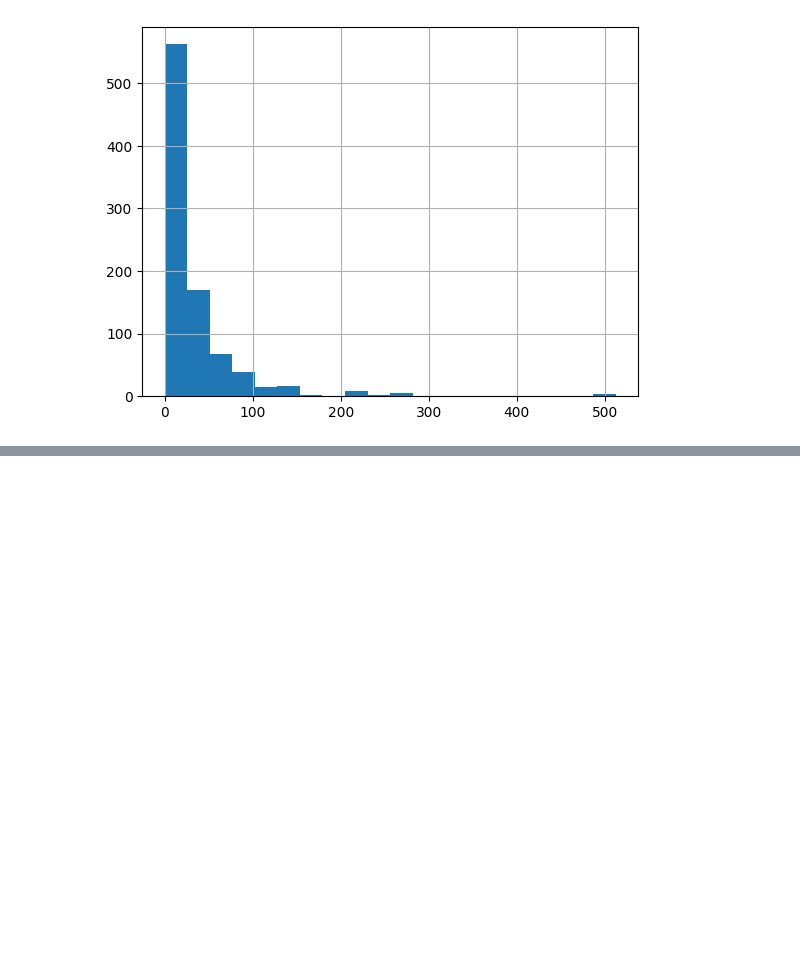
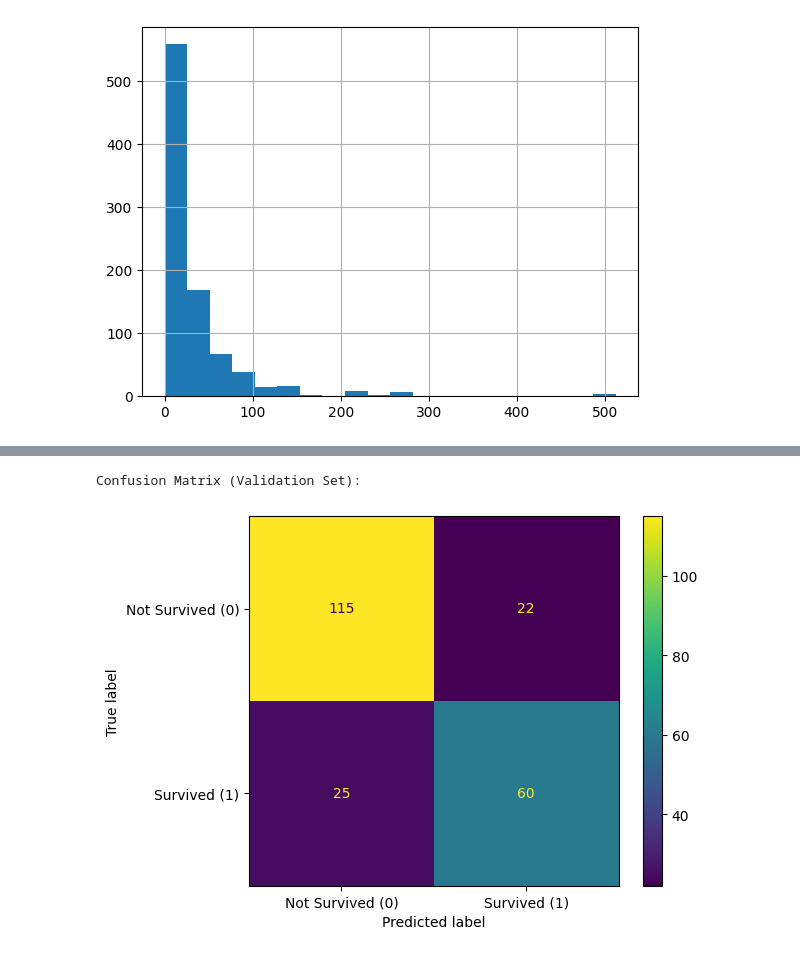
Before and after one commit to yowa-tatiana/HexSoftwares_Titanic_Survival, a Jupyter notebook: Titanic_Survival.ipynb, the cells around one changed output, grey strips where cells are left out. Saved outputs shown, nothing was run; the diff lists cells and outputs as text; code cells hidden in the pictures; blank space fills up the shorter version.

```diff
--- a/Titanic_Survival.ipynb
+++ b/Titanic_Survival.ipynb
@@ -306,0 +417,39 @@ Dataset.head()
+# %%
+#Imputers and transformerss
+numeric_transformer = Pipeline(steps=[
+    ("imputer", SimpleImputer(strategy="median")),
+    ("scaler", StandardScaler())
+])
+
+#For categorical: fill missing then one-hot
+categorical_transformer = Pipeline(steps=[
+    ("imputer", SimpleImputer(strategy="most_frequent")),
+    ("onehot", OneHotEncoder(handle_unknown="ignore"))
+])
+
+preprocessor = ColumnTransformer(transformers=[
+    ("num", numeric_transformer, numeric_features),
+    ("cat", categorical_transformer, categorical_features)
+], remainder="drop")
+
+#Full pipeline with logistic regression
+model = Pipeline(steps=[
+    ("preprocessor", preprocessor),
+    ("clf", LogisticRegression(max_iter=1000))
+])
+
+#Train and test split
+X_train, X_test, y_train, y_test = train_test_split(
+    X, y, test_size=0.25, random_state=42, stratify=y
+)
+
+#Fit model
+model.fit(X_train, y_train)
+
+#Predictions and metrics
+y_pred = model.predict(X_test)
+y_proba = model.predict_proba(X_test)[:, 1]
+
+print("\nAccuracy:", accuracy_score(y_test, y_pred))
+print("\nClassification report:\n", classification_report(y_test, y_pred))
+print("ROC AUC:", roc_auc_score(y_test, y_proba))
@@ -306,0 +470,9 @@ Dataset.head()
+# %%
+print("\nConfusion Matrix (Validation Set):")
+cm = confusion_matrix(y_test, y_pred)
+disp = ConfusionMatrixDisplay(confusion_matrix=cm, display_labels=['Not Survived (0)', 'Survived (1)'])
+disp.plot()
+plt.show()
+# %% [output]
+Confusion Matrix (Validation Set):
+[figure, added]
```
Also changed, not shown: parts of 17 cells of this notebook.
